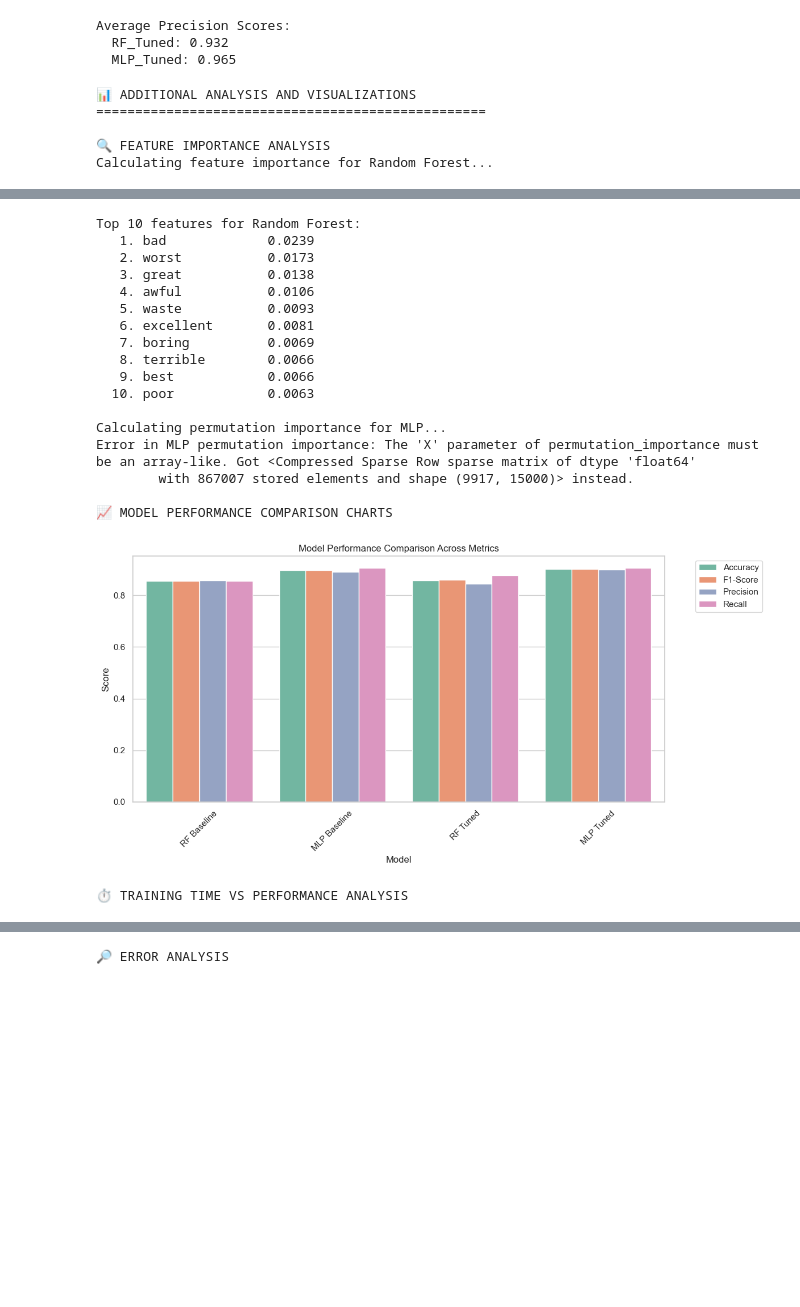
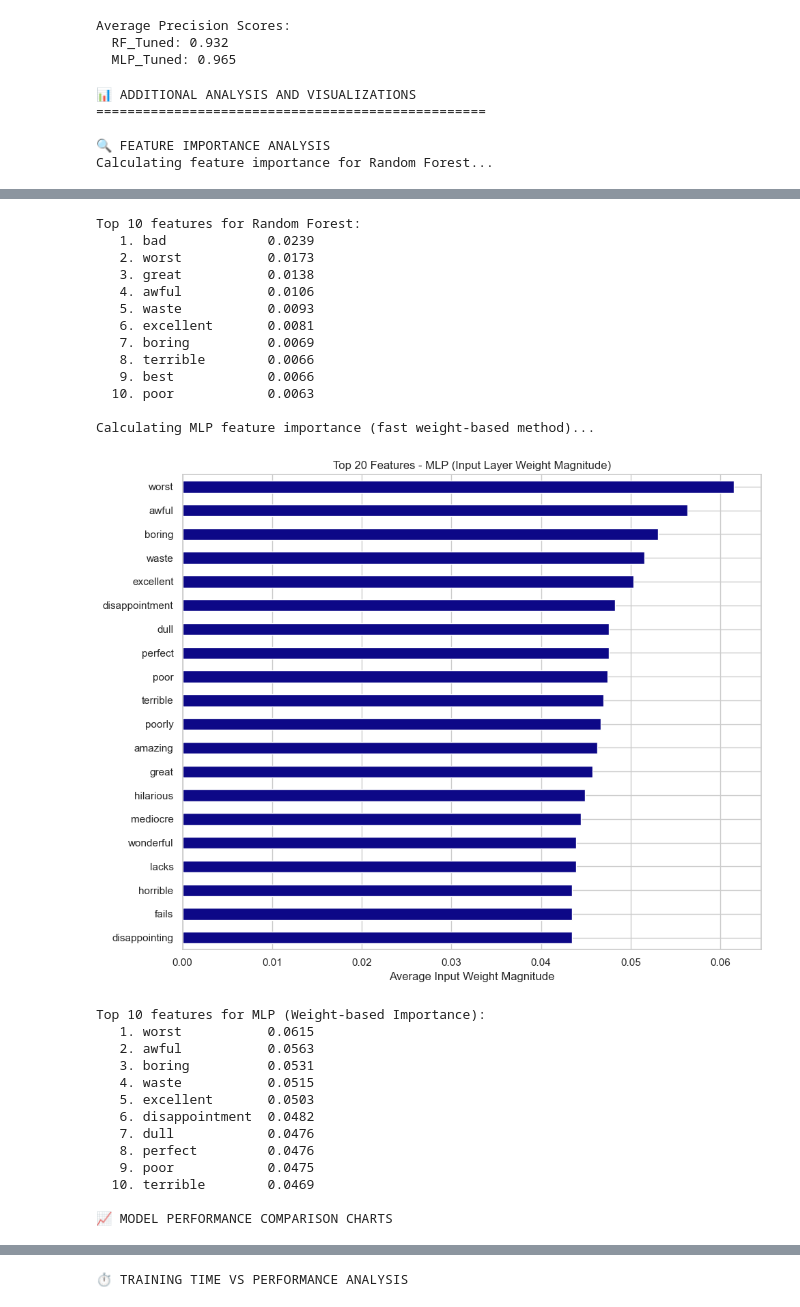
Before and after one commit to JyT7891/6006CEM, a Jupyter notebook: Classification.ipynb, the cells around one changed output, grey strips where cells are left out. Saved outputs shown, nothing was run; the diff lists cells and outputs as text; code cells hidden in the pictures; blank space fills up the shorter version.

```diff
--- a/Classification.ipynb
+++ b/Classification.ipynb
@@ -628,28 +628,33 @@ try:
 except Exception as e:
     print(f"Error in RF feature importance: {e}")
 
-# MLP Feature Importance using Permutation
-print("\nCalculating permutation importance for MLP...")
+# MLP Feature Importance - FAST VERSION
+print("\nCalculating MLP feature importance (fast weight-based method)...")
 try:
-    X_test_tfidf = mlp_best_trained.named_steps['tfidf'].transform(X_test)
+    mlp_model = mlp_best_trained.named_steps['clf']
+    if hasattr(mlp_model, 'coefs_') and mlp_model.coefs_ is not None:
+        # Use input layer weights as feature importance proxy
+        input_weights = np.abs(mlp_model.coefs_[0])
+        feature_importance = np.mean(input_weights, axis=1)
 
-    result = permutation_importance(
-        mlp_best_trained.named_steps['clf'], X_test_tfidf, y_test,
-        n_repeats=3, random_state=RANDOM_STATE, n_jobs=-1
-    )
+        importance_series = pd.Series(feature_importance, index=feature_names)
+        top_features = importance_series.abs().sort_values(ascending=False).head(20)
 
-    # Get top features
-    sorted_idx = result.importances_mean.argsort()[-20:]
-    plt.figure(figsize=(10, 8))
-    sns.barplot(x=result.importances_mean[sorted_idx],
-                y=np.array(feature_names)[sorted_idx], palette='plasma')
-    plt.title('Top 20 Features - MLP (Permutation Importance)')
-    plt.xlabel('Permutation Importance')
-    plt.tight_layout()
-    plt.show()
+        plt.figure(figsize=(10, 8))
+        top_features.sort_values().plot(kind='barh', colormap='plasma')
+        plt.title('Top 20 Features - MLP (Input Layer Weight Magnitude)')
+        plt.xlabel('Average Input Weight Magnitude')
+        plt.tight_layout()
+        plt.show()
+
+        print("Top 10 features for MLP (Weight-based Importance):")
+        for i, (feature, importance) in enumerate(top_features.head(10).items(), 1):
+            print(f"  {i:2d}. {feature:<15} {importance:.4f}")
+    else:
+        print("MLP weights not available for feature importance analysis.")
 
 except Exception as e:
-    print(f"Error in MLP permutation importance: {e}")
+    print(f"Error in MLP feature importance: {e}")
 
 # 11.2 Model Performance Comparison Bar Charts
 print("\n📈 MODEL PERFORMANCE COMPARISON CHARTS")
@@ -854,37 +859,45 @@ else:
     best_metrics = metrics_rf_tuned
     best_estimator = rf_best_trained
 
 print(f"Recommended Model: {best_model}")
 print(f"F1-Score: {best_metrics['f1']:.4f}")
 print(f"Accuracy: {best_metrics['accuracy']:.4f}")
 print(f"Precision: {best_metrics['precision']:.4f}")
 print(f"Recall: {best_metrics['recall']:.4f}")
 print(f"Training Time: {best_metrics['train_time_s']:.2f} seconds")
 
 print("\n✅ Analysis Complete - All Visualizations Generated!")
 # %% [output]
 📊 ADDITIONAL ANALYSIS AND VISUALIZATIONS
 ==================================================
 
 🔍 FEATURE IMPORTANCE ANALYSIS
 Calculating feature importance for Random Forest...
 [figure]
 Top 10 features for Random Forest:
    1. bad             0.0239
    2. worst           0.0173
    3. great           0.0138
    4. awful           0.0106
    5. waste           0.0093
    6. excellent       0.0081
    7. boring          0.0069
    8. terrible        0.0066
    9. best            0.0066
   10. poor            0.0063
 
-Calculating permutation importance for MLP...
-Error in MLP permutation importance: The 'X' parameter of permutation_importance must be an array-like. Got <Compressed Sparse Row sparse matrix of dtype 'float64'
-        with 867007 stored elements and shape (9917, 15000)> instead.
-
-📈 MODEL PERFORMANCE COMPARISON CHARTS
+Calculating MLP feature importance (fast weight-based method)...
-[figure, old version]
+[figure, new version]
-⏱️ TRAINING TIME VS PERFORMANCE ANALYSIS
+Top 10 features for MLP (Weight-based Importance):
+   1. worst           0.0615
+   2. awful           0.0563
+   3. boring          0.0531
+   4. waste           0.0515
+   5. excellent       0.0503
+   6. disappointment  0.0482
+   7. dull            0.0476
+   8. perfect         0.0476
+   9. poor            0.0475
+  10. terrible        0.0469
+
+📈 MODEL PERFORMANCE COMPARISON CHARTS
@@ -892 +905 @@ Error in MLP permutation importance: The 'X' parameter of permutation_importance
-🔎 ERROR ANALYSIS
+⏱️ TRAINING TIME VS PERFORMANCE ANALYSIS
```
Also changed, not shown: parts of 1 cell of this notebook.
